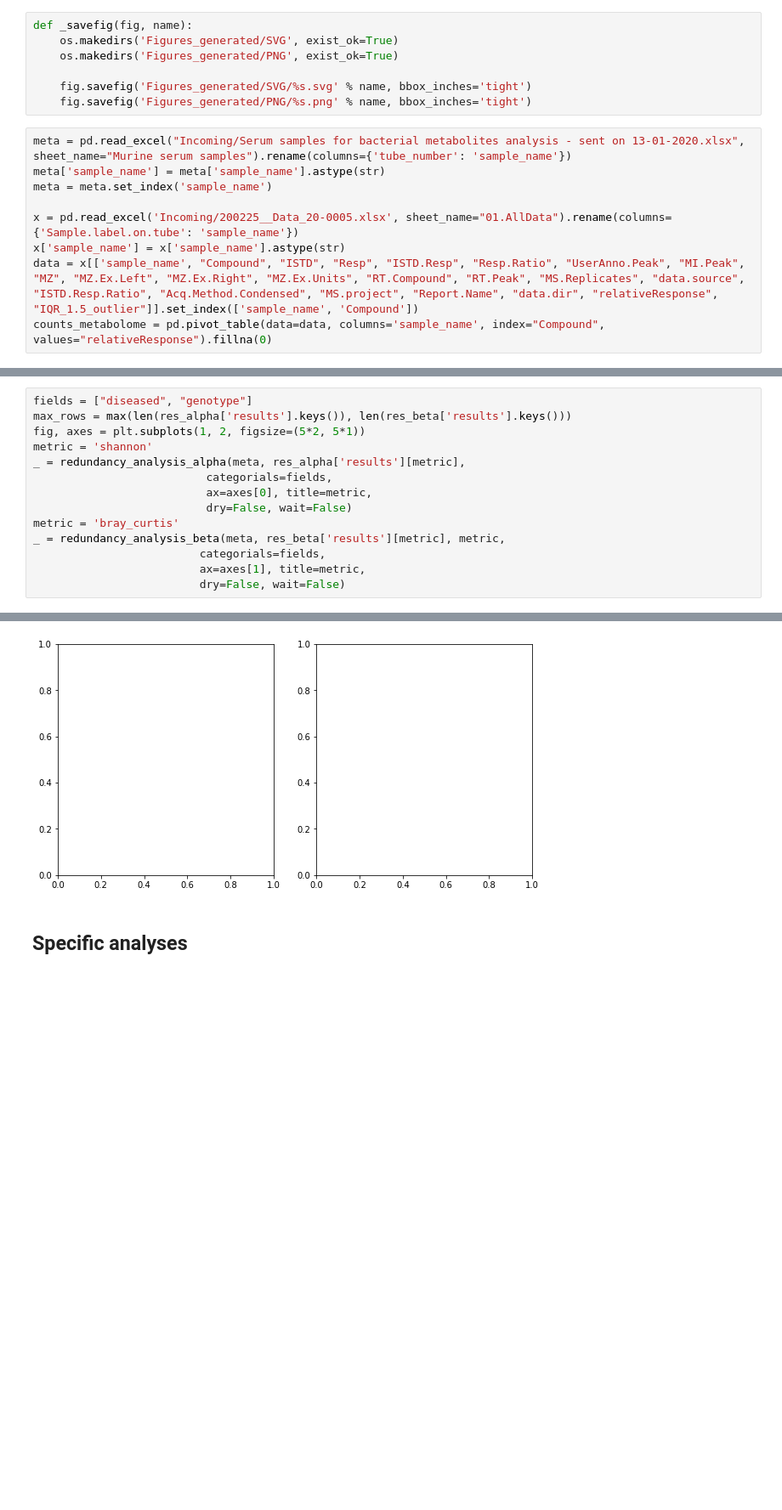
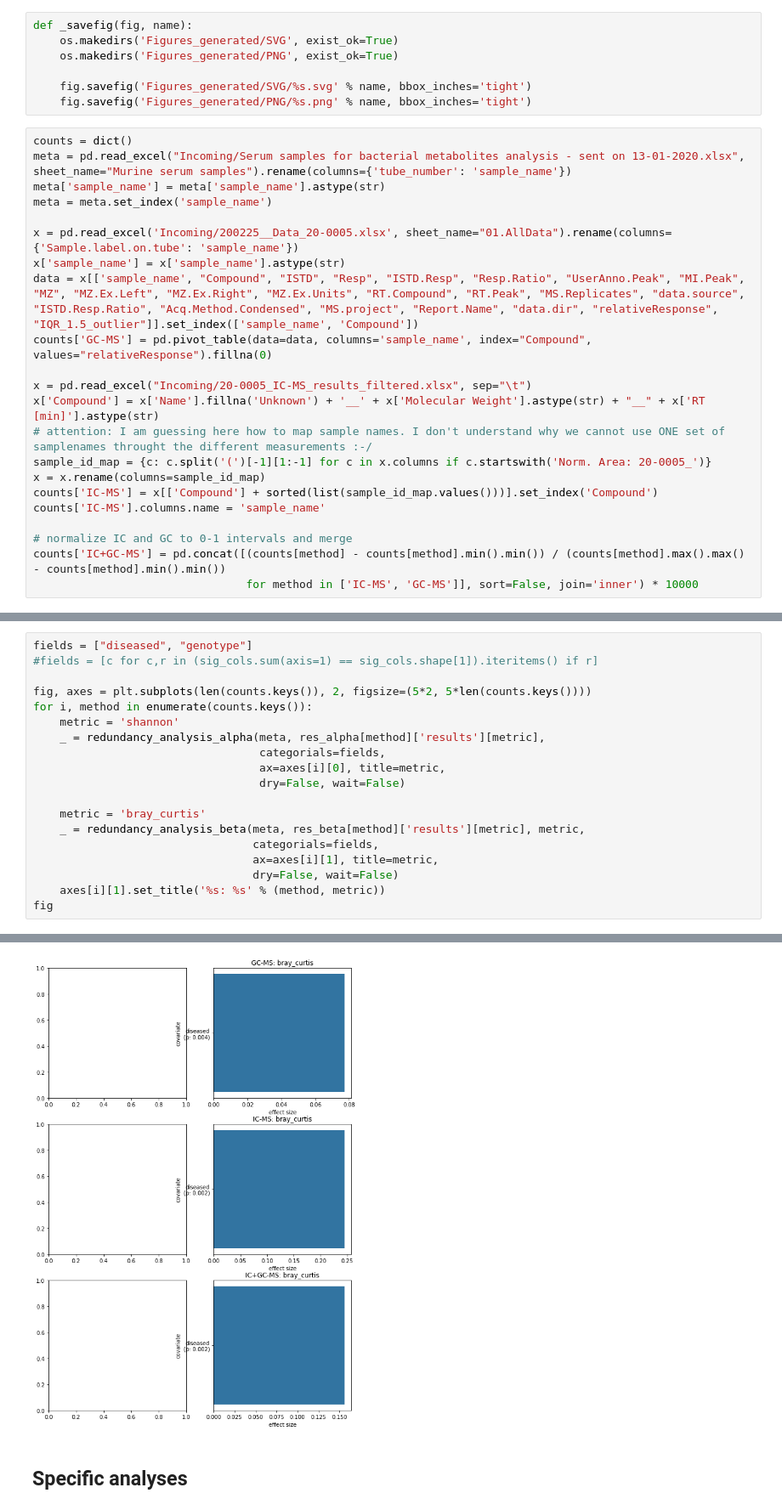
Before and after one commit to jlab/microbiome_pax5, a Jupyter notebook: Joint_3arms_etv6runx1/pax_metabolome.ipynb, the cells around one changed output, grey strips where cells are left out. Shown at 85% size. Cells and saved outputs as stored; diff of their text form; blank space fills up the shorter version.

Commit message:
adapted metabolome notebook to handle multiple measurements

```diff
--- a/Joint_3arms_etv6runx1/pax_metabolome.ipynb
+++ b/Joint_3arms_etv6runx1/pax_metabolome.ipynb
@@ -58,6 +42,7 @@ def _savefig(fig, name):
     fig.savefig('Figures_generated/SVG/%s.svg' % name, bbox_inches='tight')
     fig.savefig('Figures_generated/PNG/%s.png' % name, bbox_inches='tight')
 # %%
+counts = dict()
 meta = pd.read_excel("Incoming/Serum samples for bacterial metabolites analysis - sent on 13-01-2020.xlsx", sheet_name="Murine serum samples").rename(columns={'tube_number': 'sample_name'})
 meta['sample_name'] = meta['sample_name'].astype(str)
 meta = meta.set_index('sample_name')
@@ -65,4 +50,16 @@ meta = meta.set_index('sample_name')
 x = pd.read_excel('Incoming/200225__Data_20-0005.xlsx', sheet_name="01.AllData").rename(columns={'Sample.label.on.tube': 'sample_name'})
 x['sample_name'] = x['sample_name'].astype(str)
 data = x[['sample_name', "Compound", "ISTD", "Resp", "ISTD.Resp", "Resp.Ratio", "UserAnno.Peak", "MI.Peak", "MZ", "MZ.Ex.Left", "MZ.Ex.Right", "MZ.Ex.Units", "RT.Compound", "RT.Peak", "MS.Replicates", "data.source", "ISTD.Resp.Ratio", "Acq.Method.Condensed", "MS.project", "Report.Name", "data.dir", "relativeResponse", "IQR_1.5_outlier"]].set_index(['sample_name', 'Compound'])
-counts_metabolome = pd.pivot_table(data=data, columns='sample_name', index="Compound", values="relativeResponse").fillna(0)
+counts['GC-MS'] = pd.pivot_table(data=data, columns='sample_name', index="Compound", values="relativeResponse").fillna(0)
+
+x = pd.read_excel("Incoming/20-0005_IC-MS_results_filtered.xlsx", sep="\t")
+x['Compound'] = x['Name'].fillna('Unknown') + '__' + x['Molecular Weight'].astype(str) + "__" + x['RT [min]'].astype(str)
+# attention: I am guessing here how to map sample names. I don't understand why we cannot use ONE set of samplenames throught the different measurements :-/
+sample_id_map = {c: c.split('(')[-1][1:-1] for c in x.columns if c.startswith('Norm. Area: 20-0005_')}
+x = x.rename(columns=sample_id_map)
+counts['IC-MS'] = x[['Compound'] + sorted(list(sample_id_map.values()))].set_index('Compound')
+counts['IC-MS'].columns.name = 'sample_name'
+
+# normalize IC and GC to 0-1 intervals and merge
+counts['IC+GC-MS'] = pd.concat([(counts[method] - counts[method].min().min()) / (counts[method].max().max() - counts[method].min().min())
+                                for method in ['IC-MS', 'GC-MS']], sort=False, join='inner') * 10000
@@ -101,16 +143,21 @@ res_corr_meta = correlate_metadata(meta.loc[:, cols_significant], fields_categor
 [figure]
 # %%
 fields = ["diseased", "genotype"]
-max_rows = max(len(res_alpha['results'].keys()), len(res_beta['results'].keys()))
-fig, axes = plt.subplots(1, 2, figsize=(5*2, 5*1))
-metric = 'shannon'
-_ = redundancy_analysis_alpha(meta, res_alpha['results'][metric],
-                          categorials=fields,
-                          ax=axes[0], title=metric,
-                          dry=False, wait=False)
-metric = 'bray_curtis'
-_ = redundancy_analysis_beta(meta, res_beta['results'][metric], metric,
-                         categorials=fields,
-                         ax=axes[1], title=metric,
-                         dry=False, wait=False)
+#fields = [c for c,r in (sig_cols.sum(axis=1) == sig_cols.shape[1]).iteritems() if r]
+
+fig, axes = plt.subplots(len(counts.keys()), 2, figsize=(5*2, 5*len(counts.keys())))
+for i, method in enumerate(counts.keys()):
+    metric = 'shannon'
+    _ = redundancy_analysis_alpha(meta, res_alpha[method]['results'][metric],
+                                  categorials=fields,
+                                  ax=axes[i][0], title=metric,
+                                  dry=False, wait=False)
+
+    metric = 'bray_curtis'
+    _ = redundancy_analysis_beta(meta, res_beta[method]['results'][metric], metric,
+                                 categorials=fields,
+                                 ax=axes[i][1], title=metric,
+                                 dry=False, wait=False)
+    axes[i][1].set_title('%s: %s' % (method, metric))
+fig
 # %% [output]
@@ -119,4 +173,4 @@ Now wait until 5501375.hpc-batch14 job finishes.
-[figure, old version]
+[figure, new version]
 # %% [markdown]
 ## Specific analyses
 # %%
```
Also changed, not shown: parts of 13 cells of this notebook.
